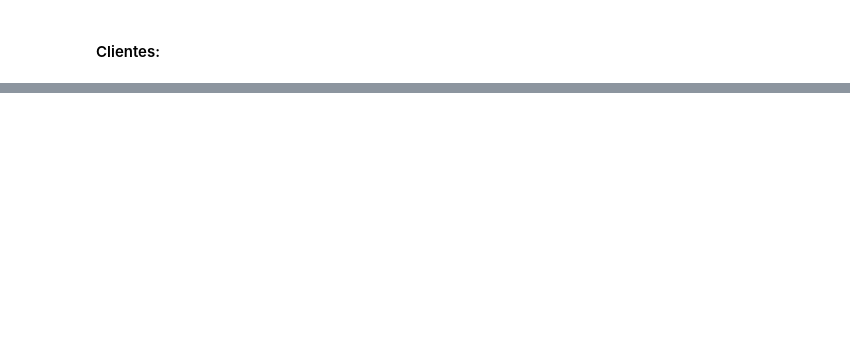
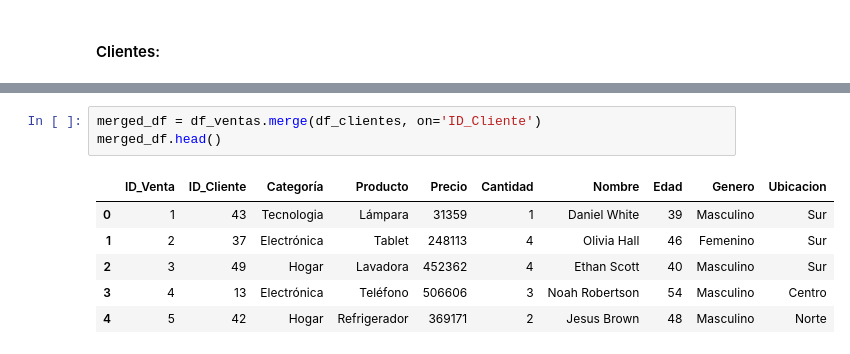
Before and after one commit to Airim-Coder/ICIF1042_Taller2, a Jupyter notebook: main.ipynb, the cells around one changed output, grey strips where cells are left out. Drawn from its saved outputs; the diff is of its cells as text; blank space fills up the shorter version.

```diff
--- a/main.ipynb
+++ b/main.ipynb
@@ -130,0 +73,10 @@ df_clientes.head()
+# %%
+merged_df = df_ventas.merge(df_clientes, on='ID_Cliente')
+merged_df.head()
+# %% [output]
+|  | ID_Venta | ID_Cliente | Categoría | Producto | Precio | Cantidad | Nombre | Edad | Genero | Ubicacion |
+| 0 | 1 | 43 | Tecnologia | Lámpara | 31359 | 1 | Daniel White | 39 | Masculino | Sur |
+| 1 | 2 | 37 | Electrónica | Tablet | 248113 | 4 | Olivia Hall | 46 | Femenino | Sur |
+| 2 | 3 | 49 | Hogar | Lavadora | 452362 | 4 | Ethan Scott | 40 | Masculino | Sur |
+| 3 | 4 | 13 | Electrónica | Teléfono | 506606 | 3 | Noah Robertson | 54 | Masculino | Centro |
+| 4 | 5 | 42 | Hogar | Refrigerador | 369171 | 2 | Jesus Brown | 48 | Masculino | Norte |
```
Also changed, not shown: parts of 25 cells of this notebook, 3 other files.
